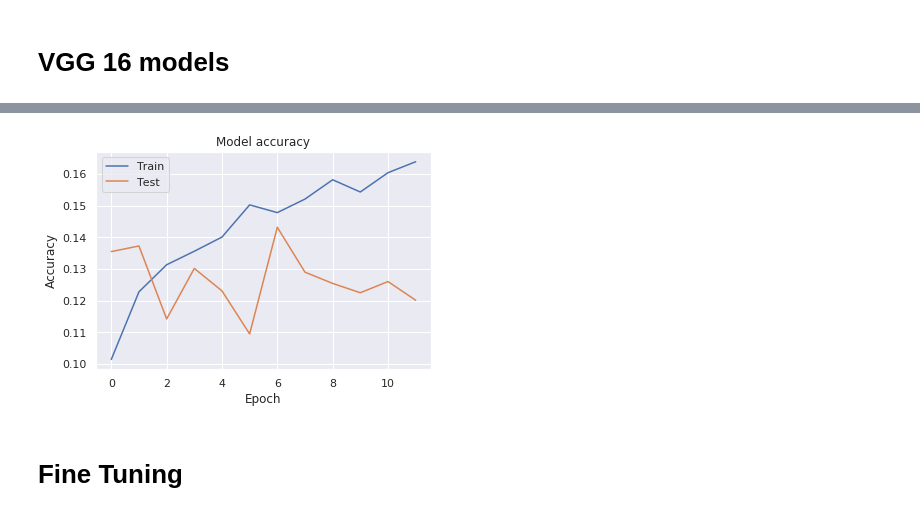
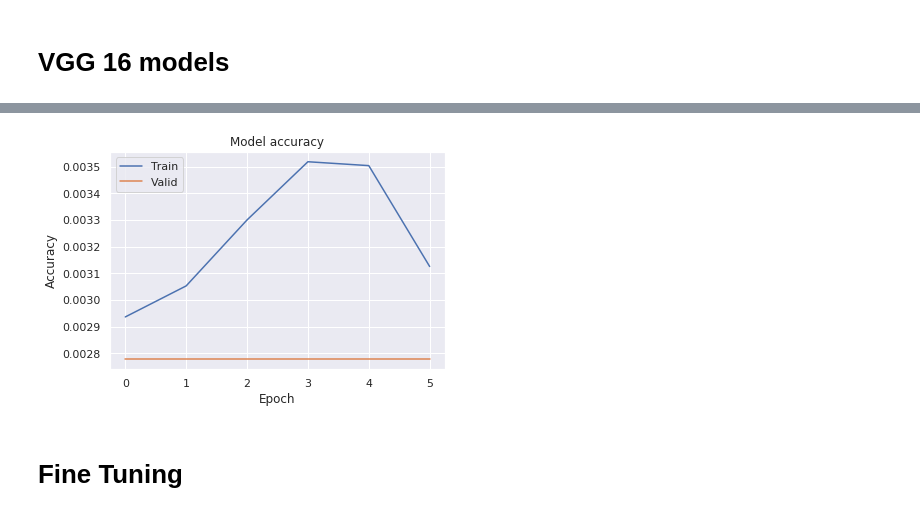
Before and after one commit to congwu26/GoogleLandmarkRecognition, a Jupyter notebook: LandmarkRecognition-full.ipynb, the cells around one changed output, grey strips where cells are left out. Drawn from its saved outputs; the diff is of its cells as text; code cells hidden in the pictures.

```diff
--- a/LandmarkRecognition-full.ipynb
+++ b/LandmarkRecognition-full.ipynb
@@ -27,15 +27,16 @@ import warnings
 warnings.simplefilter(action='ignore', category=FutureWarning)
 # %%
 # Dimensions of our images.
-img_width, img_height = 240, 240
+img_width, img_height = 128, 128
 
 # epochs and batch_size
 epochs = 100
 batch_size = 32
 
 # path to train and validation data
-train_data_dir = 'data/train_sample'
-valid_data_dir = 'data/valid_sample'
+train_data_dir = 'data/train'
+valid_data_dir = 'data/valid'
+test_data_dir = 'data/test'
 # train_data_dir = '/dev/shm/train'
 # valid_data_dir = '/dev/shm/valid'
 # %%
@@ -64,3 +65,8 @@ valid_samples = 1690
+# %%
+n_classes = 360
+train_samples = 68778
+valid_samples = 14400
+test_samples = 3600
 # %% [markdown]
 # Basic CNN
 # %%
@@ -174,5 +234,0 @@ train_datagen_augmented = ImageDataGenerator(
-# %%
-train_generator = train_datagen_augmented.flow_from_directory(
-        train_data_dir,
-        target_size=(img_width, img_height),
-        batch_size=batch_size)
@@ -313,14 +319,14 @@ model_top.evaluate(validation_data, validation_labels)
 # %%
 fig, ax = plt.subplots()
 plt.plot(history.history['acc'])
 plt.plot(history.history['val_acc'])
 plt.title('Model accuracy')
 plt.ylabel('Accuracy')
 plt.xlabel('Epoch')
-plt.legend(['Train', 'Test'], loc='upper left')
+plt.legend(['Train', 'Valid'], loc='upper left')
 plt.show()
 # %% [output]
-[figure, old version]
+[figure, new version]
 # %% [markdown]
 # Fine Tuning
 # %%
```
Also changed, not shown: parts of 27 cells of this notebook, 3 other files.
